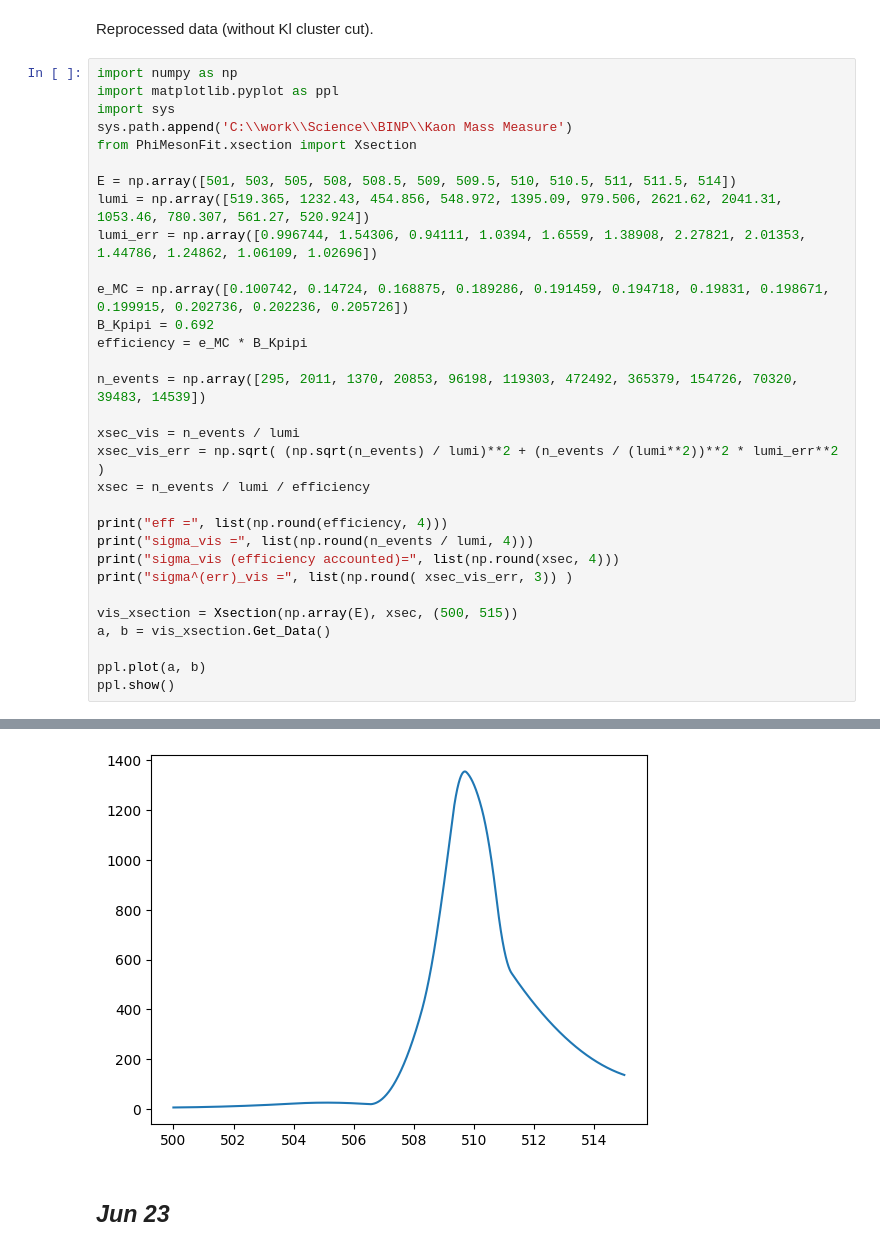
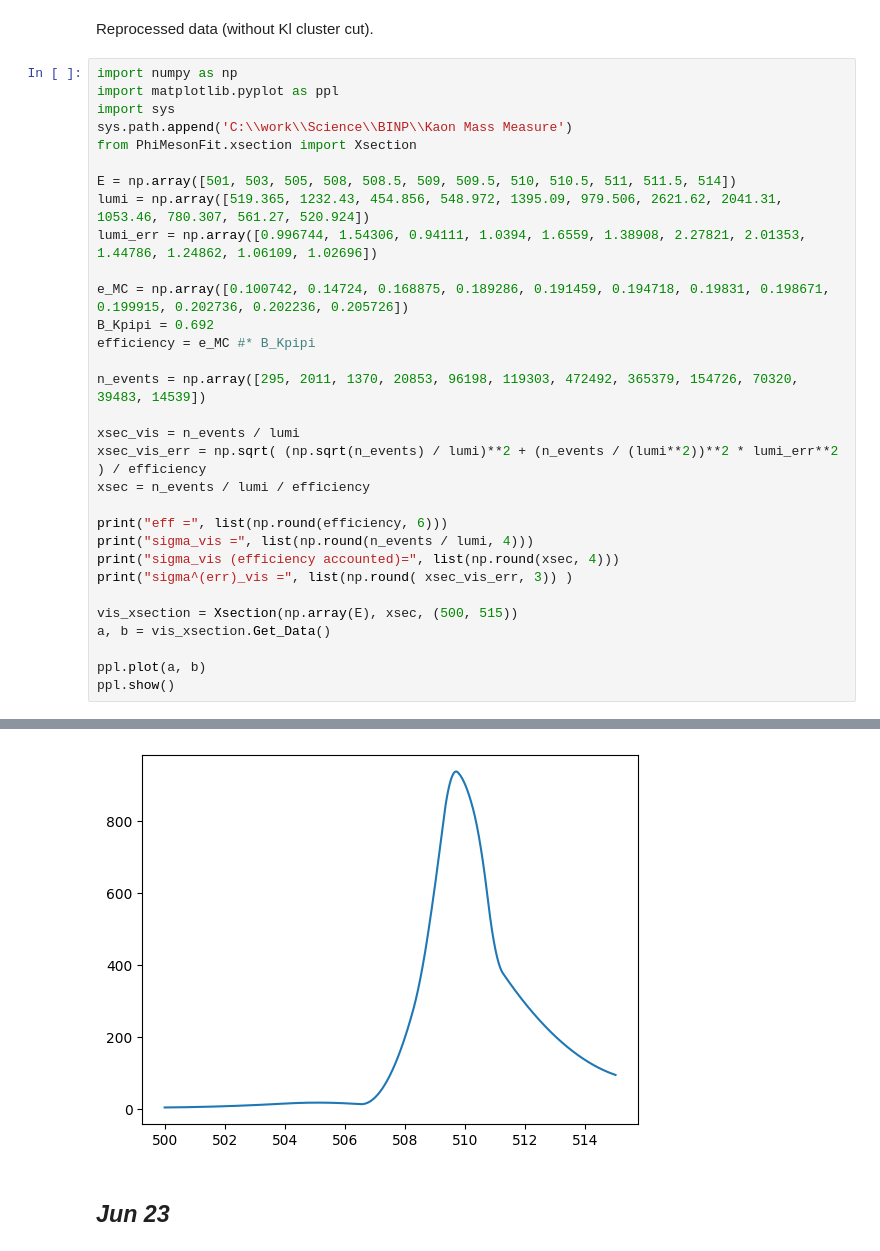
Before and after one commit to AliensWithdrawPeople/KaonMassMeasure, a Jupyter notebook: txt/WorkJournal.ipynb, the cells around one changed output, grey strips where cells are left out. Saved outputs shown, nothing was run; the diff lists cells and outputs as text.

```diff
--- a/txt/WorkJournal.ipynb
+++ b/txt/WorkJournal.ipynb
@@ -171,15 +162,15 @@ lumi_err = np.array([0.996744, 1.54306, 0.94111, 1.0394, 1.6559, 1.38908, 2.2782
 
 e_MC = np.array([0.100742, 0.14724, 0.168875, 0.189286, 0.191459, 0.194718, 0.19831, 0.198671, 0.199915, 0.202736, 0.202236, 0.205726])
 B_Kpipi = 0.692
-efficiency = e_MC * B_Kpipi
+efficiency = e_MC #* B_Kpipi
 
 n_events = np.array([295, 2011, 1370, 20853, 96198, 119303, 472492, 365379, 154726, 70320, 39483, 14539])
 
 xsec_vis = n_events / lumi
-xsec_vis_err = np.sqrt( (np.sqrt(n_events) / lumi)**2 + (n_events / (lumi**2))**2 * lumi_err**2 )
+xsec_vis_err = np.sqrt( (np.sqrt(n_events) / lumi)**2 + (n_events / (lumi**2))**2 * lumi_err**2 ) / efficiency
 xsec = n_events / lumi / efficiency
 
-print("eff =", list(np.round(efficiency, 4)))
+print("eff =", list(np.round(efficiency, 6)))
 print("sigma_vis =", list(np.round(n_events / lumi, 4)))
 print("sigma_vis (efficiency accounted)=", list(np.round(xsec, 4)))
 print("sigma^(err)_vis =", list(np.round( xsec_vis_err, 3)) )
@@ -197,4 +188,4 @@ sigma^(err)_vis = [0.033, 0.036, 0.082, 0.273, 0.237, 0.393, 0.305, 0.345, 0.424
-[figure, old version]
+[figure, new version]
 # %% [markdown]
 ## ***Jun 23***
 # %% [markdown]
```
Also changed, not shown: parts of 16 cells of this notebook, 5 other files.
